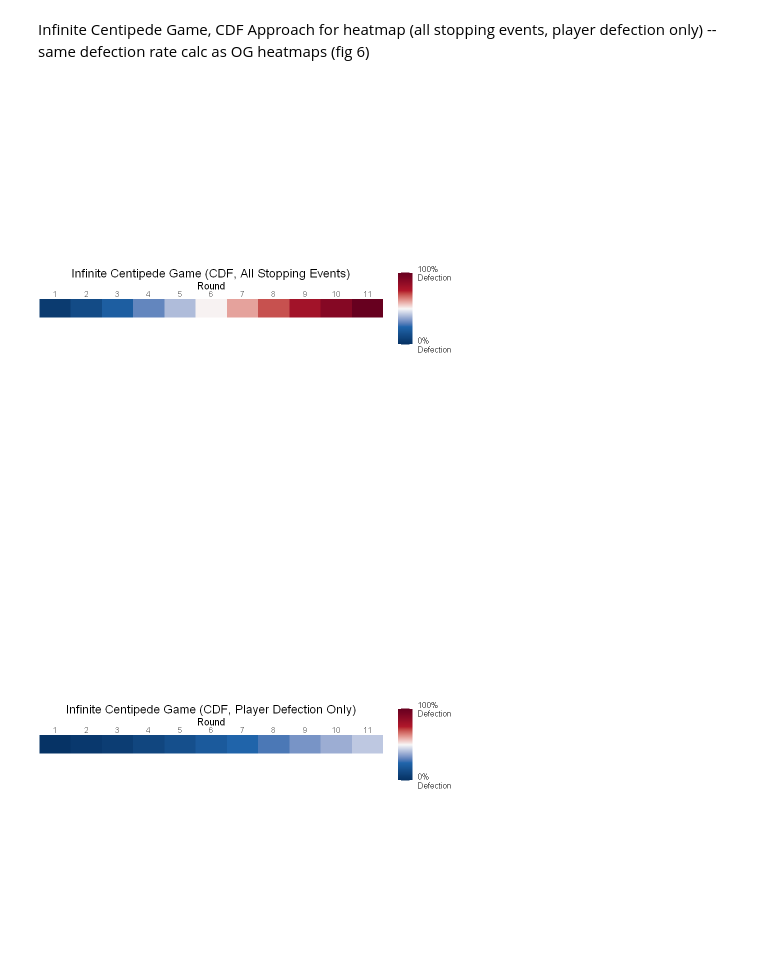
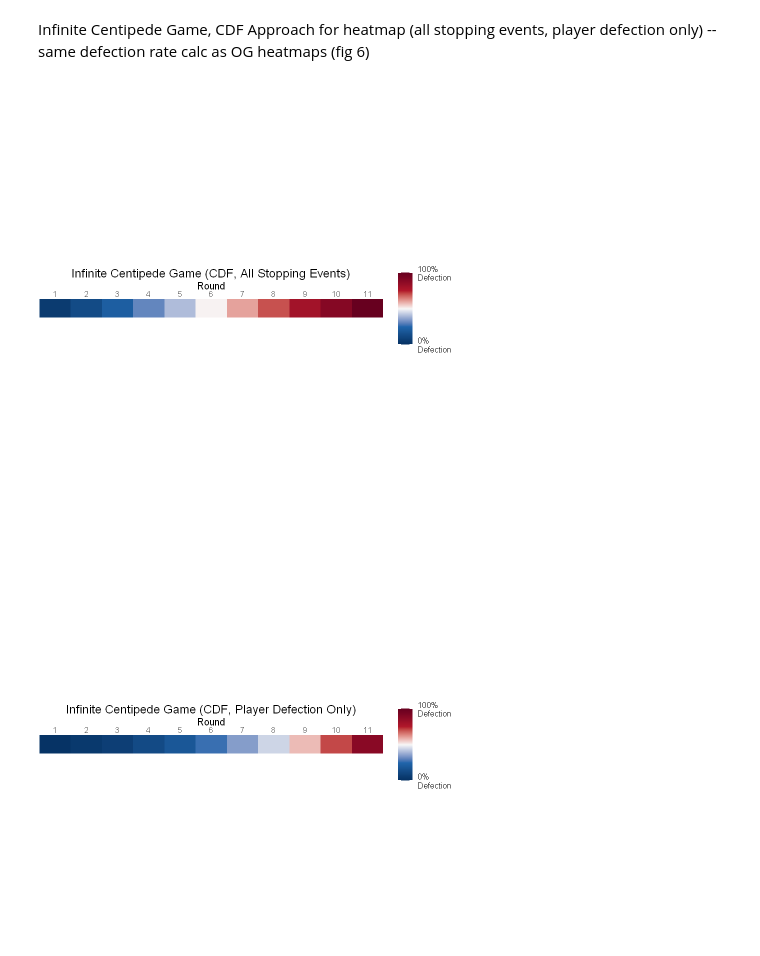
Before and after one commit to xx-salin/centipedegame-heatmaps-defectionrate, a Jupyter notebook: centipedegame_heatmaps.ipynb, the cells around one changed output. Saved outputs shown, nothing was run; the diff lists cells and outputs as text; code cells hidden in the pictures.

Commit message:
Updated .ipynb
Altered 'infinite CDF, player only defection' heat map calculations. Denominator now uses Kaplan-Meier Estimator approach to adjust for computer (non-player) game terminations, allowing for better comparison with 'finite CDF' heat maps.

```diff
--- a/centipedegame_heatmaps.ipynb
+++ b/centipedegame_heatmaps.ipynb
@@ -354,9 +354,10 @@ heatmap_inf_cdf_dc <- tibble(node = 1:11) %>%
 heatmap_inf_cdf_d <- tibble(node = 1:11) %>%
   rowwise() %>%
   mutate(
-    total_games_d = nrow(gamesdf),
+    total_games_km_d =  sum(!(gamesdf$stop_reason == "computer" & gamesdf$end_cat < node),
+                            na.rm = TRUE),
     stopped_before_d = sum(gamesdf$end_cat <= node & gamesdf$stop_reason == "player"),
-    defect_rate_d = stopped_before_d / total_games_d
+    defect_rate_d = stopped_before_d / total_games_km_d
   ) %>%
   ungroup() %>%
   mutate(repetition = 1)
@@ -409,31 +410,31 @@ plot_heatmap_inf_cdf_d <- function(data, title) {
     scale_x_continuous(breaks = 1:11, position = "top", expand = c(0, 0)) +
     scale_y_continuous(expand = c(0, 0)) +
     labs(title = title, x = "Round", y = NULL) +
     theme_minimal(base_size = 12) +
     theme(
       panel.grid       = element_blank(),
       plot.title       = element_text(hjust = 0.5, margin = margin(b = 0)),
       legend.position  = "right",
       axis.title.x.top = element_text(margin = margin(b = 1, t = 0)),
       axis.text.x.top  = element_text(margin = margin(b = 2)),
       axis.text.y      = element_blank(),
       plot.margin      = margin(2, 2, 2, 2)
     ) +
     coord_fixed(ratio = 0.6)
 }
 
 p3_cdf_dc <- plot_heatmap_inf_cdf_dc(heatmap_inf_cdf_dc,
                                      "Infinite Centipede Game (CDF, All Stopping Events)")
 p3_cdf_d <- plot_heatmap_inf_cdf_d(heatmap_inf_cdf_d,
                                    "Infinite Centipede Game (CDF, Player Defection Only)")
 
 
 p3_cdf_dc
 p3_cdf_d
 
 
 ggsave("heatmap_inf_cdf_dc.png", plot = p3_cdf_dc, width = 6, height = 4, dpi = 300)
 ggsave("heatmap_inf_cdf_d.png", plot = p3_cdf_d, width = 6, height = 4, dpi = 300)
 # %% [output]
 [figure]
-[figure, old version]
+[figure, new version]
```
